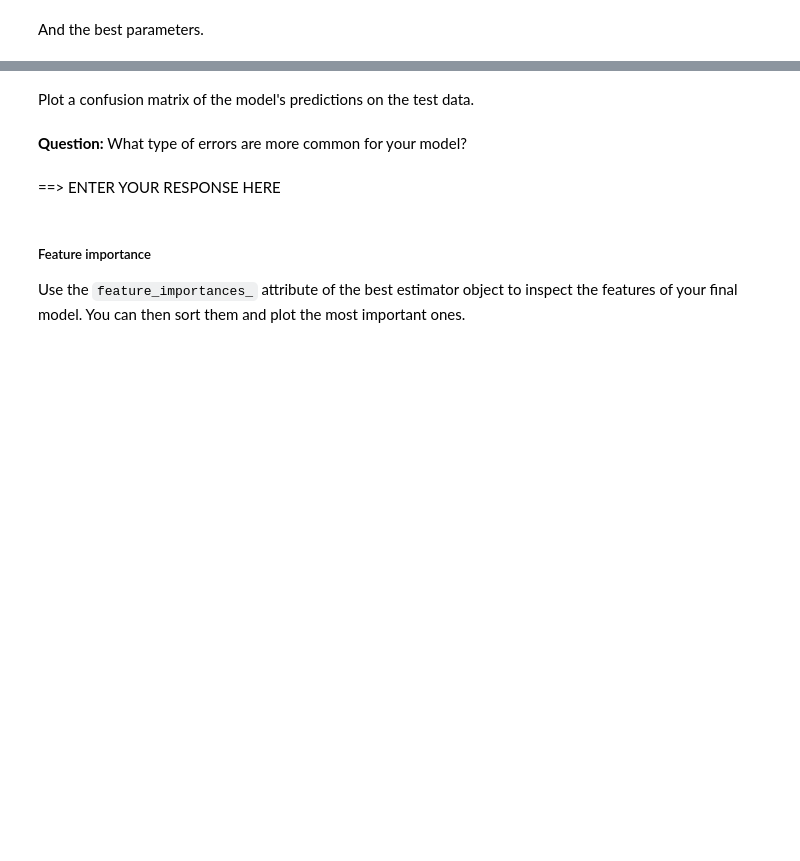
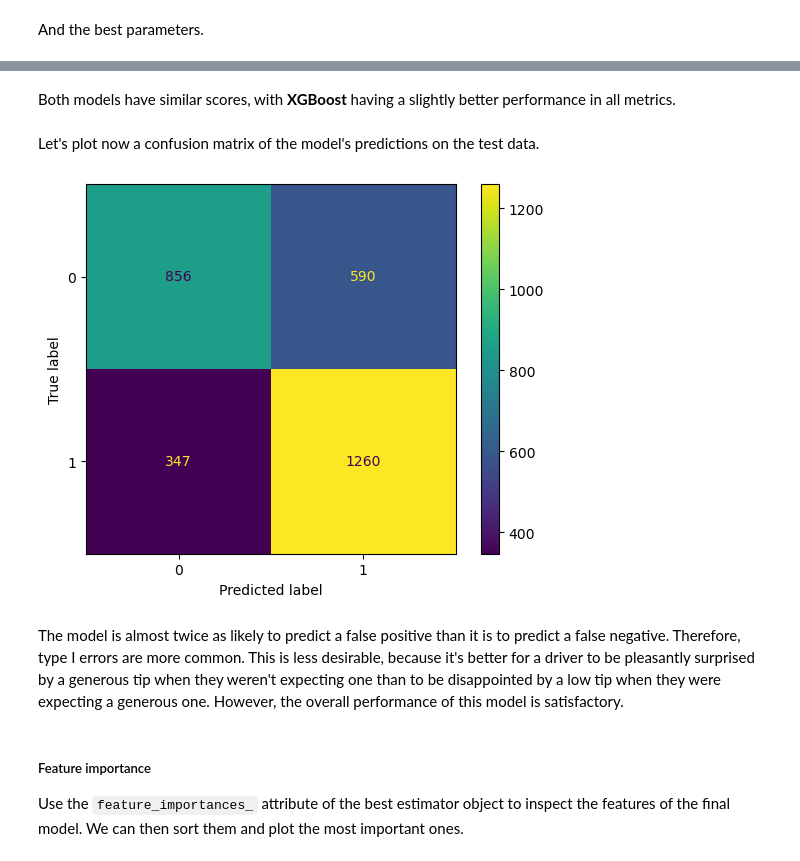
Before and after one commit to dparedesh/AB-testing, a Jupyter notebook: machine-learning/automatidata_machine-learning.ipynb, the cells around one changed output, grey strips where cells are left out. Cells and saved outputs as stored; diff of their text form; code cells hidden in the pictures; blank space fills up the shorter version.

Commit message:
adding final model

```diff
--- a/machine-learning/automatidata_machine-learning.ipynb
+++ b/machine-learning/automatidata_machine-learning.ipynb
@@ -433,12 +389,12 @@ Now you're ready to model. The only remaining step is to split the data into fea
 # %%
 # Isolate target variable (y)
-#==> ENTER YOUR CODE HERE
+y = df2['generous']
 
 # Isolate the features (X)
-#==> ENTER YOUR CODE HERE
+X = df2.drop('generous', axis=1)
 
 # Split into train and test sets
-#==> ENTER YOUR CODE HERE
+X_train, X_test, y_train, y_test = train_test_split(X, y, stratify=y, test_size=0.2, random_state=42)
 # %% [markdown]
 ##### **Random forest**
 
@@ -491,0 +425,18 @@ If you get a warning that a metric is 0 due to no predicted samples, think about
+# %%
+# 1. Instantiate the random forest classifier
+rf = RandomForestClassifier(random_state=42)
+
+# 2. Dictionary of hyperparameters to tune
+cv_params = {'max_depth': [None],
+             'max_features': [1.0],
+             'max_samples': [0.7],
+             'min_samples_leaf': [1,2],
+             'min_samples_split': [2, 3, 4],
+             'n_estimators': [100,200,300,400,500]
+             }
+
+# 3. Scoring metrics to capture
+scoring = {'accuracy', 'precision', 'recall', 'f1'}
+
+# 4. GridSearchCV object
+rf1 = GridSearchCV(rf, cv_params, scoring=scoring, cv=4, refit='f1',n_jobs=-1)
@@ -491,0 +445,3 @@ If you get a warning that a metric is 0 due to no predicted samples, think about
+# %%
+%%time
+rf1.fit(X_train, y_train)
@@ -598,3 +554,3 @@ For this project, you will use several models to predict on the test data. Remem
 # %%
 # Get scores on test data
-#==> ENTER YOUR CODE HERE
+rf_preds = rf1.best_estimator_.predict(X_test)
@@ -719,16 +705,21 @@ You cannot call `predict()` on the GridSearchCV object directly. You must call i
+# %% [markdown]
+Both models have similar scores, with **XGBoost** having a slightly better performance in all metrics.
 # %% [markdown]
-Plot a confusion matrix of the model's predictions on the test data.
+Let's plot now a confusion matrix of the model's predictions on the test data.
 # %%
 # Generate array of values for confusion matrix
-#==> ENTER YOUR CODE HERE
+cm = confusion_matrix(y_test, rf_preds, labels=rf1.classes_)
 
 # Plot confusion matrix
-#==> ENTER YOUR CODE HERE
+disp = ConfusionMatrixDisplay(confusion_matrix=cm,
+                             display_labels=rf1.classes_,
+                             )
+disp.plot(values_format='');
+# %% [output]
+[figure, added]
-# %% [markdown]
-**Question:** What type of errors are more common for your model?
-# %% [markdown]
-==> ENTER YOUR RESPONSE HERE
+# %% [markdown]
+The model is almost twice as likely to predict a false positive than it is to predict a false negative. Therefore, type I errors are more common. This is less desirable, because it's better for a driver to be pleasantly surprised by a generous tip when they weren't expecting one than to be disappointed by a low tip when they were expecting a generous one. However, the overall performance of this model is satisfactory.
 # %% [markdown]
 ##### Feature importance
 
-Use the `feature_importances_` attribute of the best estimator object to inspect the features of your final model. You can then sort them and plot the most important ones.
+Use the `feature_importances_` attribute of the best estimator object to inspect the features of the final model. We can then sort them and plot the most important ones.
```
Also changed, not shown: parts of 70 cells of this notebook.
